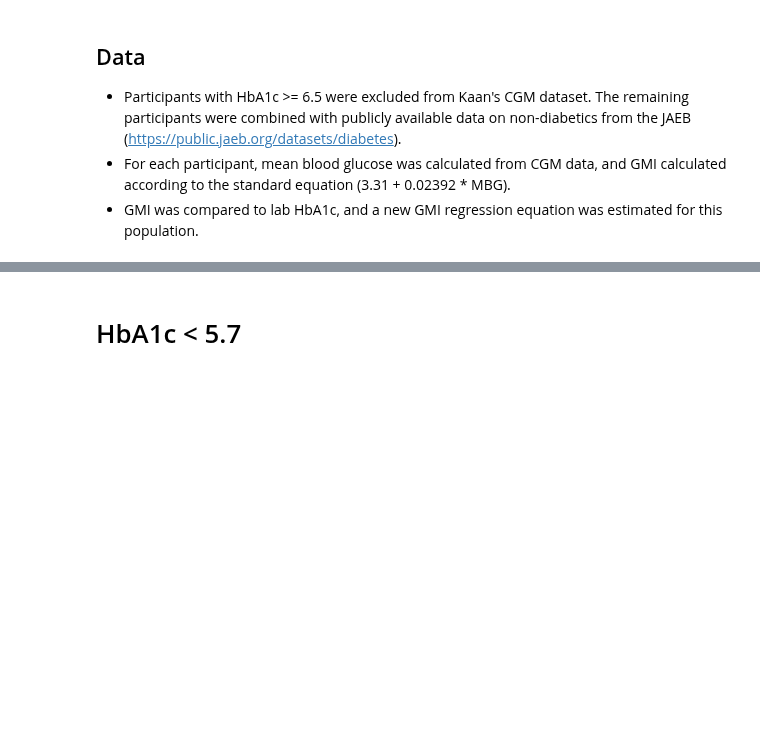
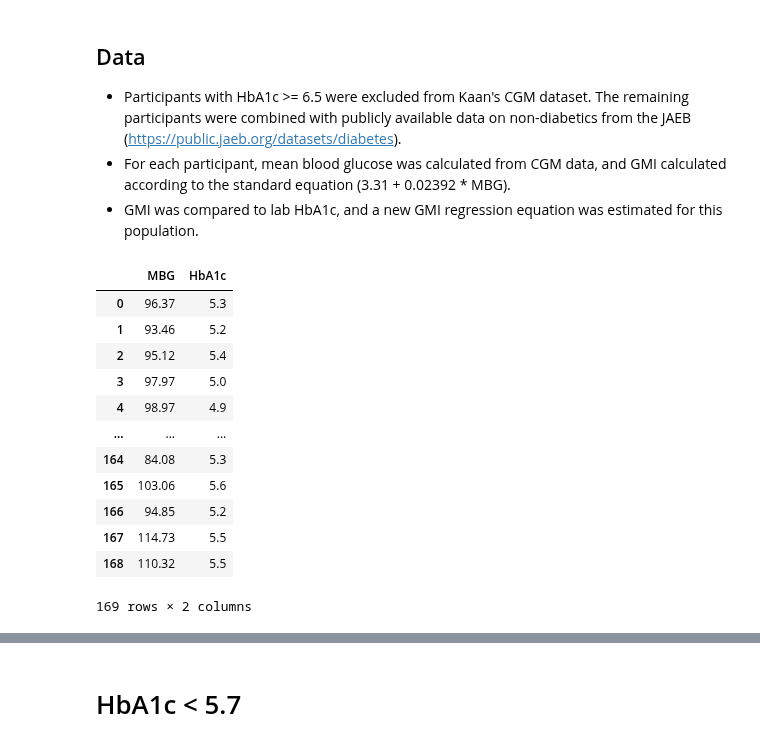
Before and after one commit to childhealthbiostatscore/BDC-Code, a Jupyter notebook: Viral Shah/ADA 2022/shah_ada_2022.ipynb, the cells around one changed output, grey strips where cells are left out. Drawn from its saved outputs; the diff is of its cells as text; code cells hidden in the pictures; blank space fills up the shorter version.

```diff
--- a/Viral Shah/ADA 2022/shah_ada_2022.ipynb
+++ b/Viral Shah/ADA 2022/shah_ada_2022.ipynb
@@ -48,3 +49,19 @@ df.reset_index(inplace=True)
 # Split by HbA1c < 5.7 and 5.7 - 6.5
 nondiab = df[df['HbA1c'] < 5.7]
 prediab = df[(df['HbA1c'] >= 5.7) & (df['HbA1c'] <6.5)]
+# %%
+mean_bgs
+# %% [output]
+|  | MBG | HbA1c |
+| 0 | 96.37 | 5.3 |
+| 1 | 93.46 | 5.2 |
+| 2 | 95.12 | 5.4 |
+| 3 | 97.97 | 5.0 |
+| 4 | 98.97 | 4.9 |
+| ... | ... | ... |
+| 164 | 84.08 | 5.3 |
+| 165 | 103.06 | 5.6 |
+| 166 | 94.85 | 5.2 |
+| 167 | 114.73 | 5.5 |
+| 168 | 110.32 | 5.5 |
+169 rows × 2 columns
```
Also changed, not shown: parts of 6 cells of this notebook.
